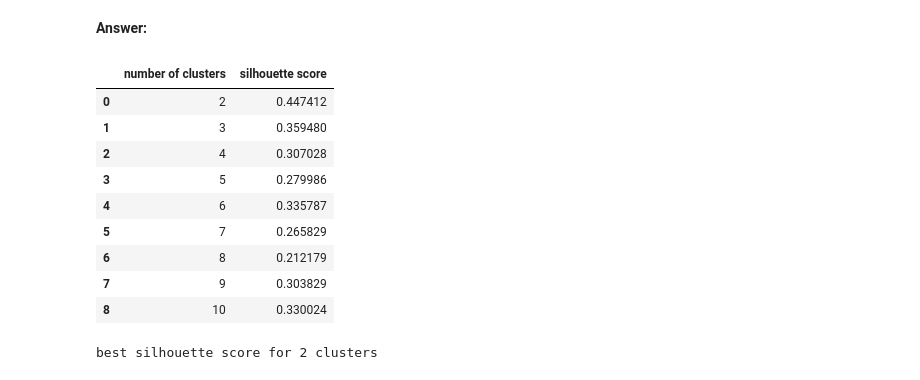
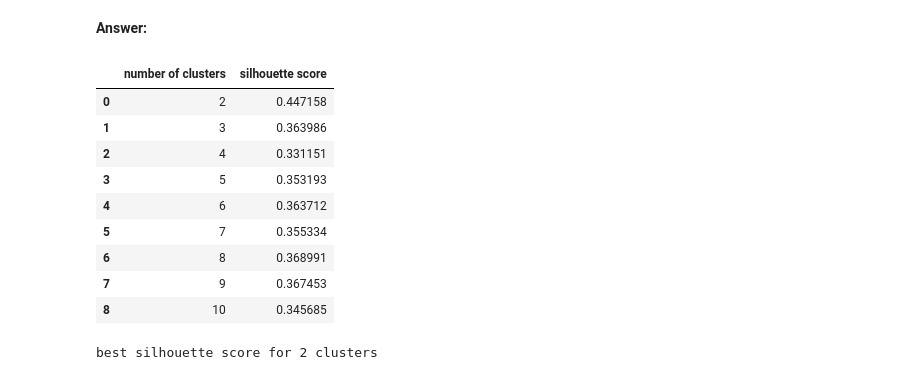
Before and after one commit to KnollFrank/Creating-Customer-Segments, a Jupyter notebook: customer_segments.ipynb, the cells around one changed output. Saved outputs shown, nothing was run; the diff lists cells and outputs as text; code cells hidden in the pictures.

Commit message:
switching from GaussianMixture to KMeans

```diff
--- a/customer_segments.ipynb
+++ b/customer_segments.ipynb
@@ -508,7 +508,7 @@ In the code block below, you will need to implement the following:
    - Assign the silhouette score to `score` and print the result.
 # %%
 # TODO: Apply your clustering algorithm of choice to the reduced data
-from sklearn.mixture import GaussianMixture
+from sklearn.cluster import KMeans
 from sklearn.metrics import silhouette_score
 
 def grid_search(clusterer_factory, params, data):
@@ -531,7 +531,7 @@ def grid_search(clusterer_factory, params, data):
 
 
 scoreByClusterer, best_clusterer = grid_search(
-    clusterer_factory = lambda n_components: GaussianMixture(n_components = n_components),
+    clusterer_factory = lambda n_clusters: KMeans(n_clusters=n_clusters, random_state=42),
     params = range(2, 11),
     data = reduced_data)
 # %% [markdown]
@@ -542,18 +542,18 @@ scoreByClusterer, best_clusterer = grid_search(
 # %% [markdown]
 **Answer:**
 # %%
-number_of_clusters = [clusterer.n_components for clusterer in scoreByClusterer]
+number_of_clusters = [clusterer.n_clusters for clusterer in scoreByClusterer]
 silhouette_scores = list(scoreByClusterer.values())
 pd.DataFrame(data = {'number of clusters': number_of_clusters, 'silhouette score': silhouette_scores})
 # %% [output]
 |  | number of clusters | silhouette score |
-| 0 | 2 | 0.447412 |
-| 1 | 3 | 0.359480 |
-| 2 | 4 | 0.307028 |
-| 3 | 5 | 0.279986 |
-| 4 | 6 | 0.335787 |
-| 5 | 7 | 0.265829 |
-| 6 | 8 | 0.212179 |
-| 7 | 9 | 0.303829 |
-| 8 | 10 | 0.330024 |
+| 0 | 2 | 0.447158 |
+| 1 | 3 | 0.363986 |
+| 2 | 4 | 0.331151 |
+| 3 | 5 | 0.353193 |
+| 4 | 6 | 0.363712 |
+| 5 | 7 | 0.355334 |
+| 6 | 8 | 0.368991 |
+| 7 | 9 | 0.367453 |
+| 8 | 10 | 0.345685 |
 # %%
```
Also changed, not shown: parts of 5 cells of this notebook.
